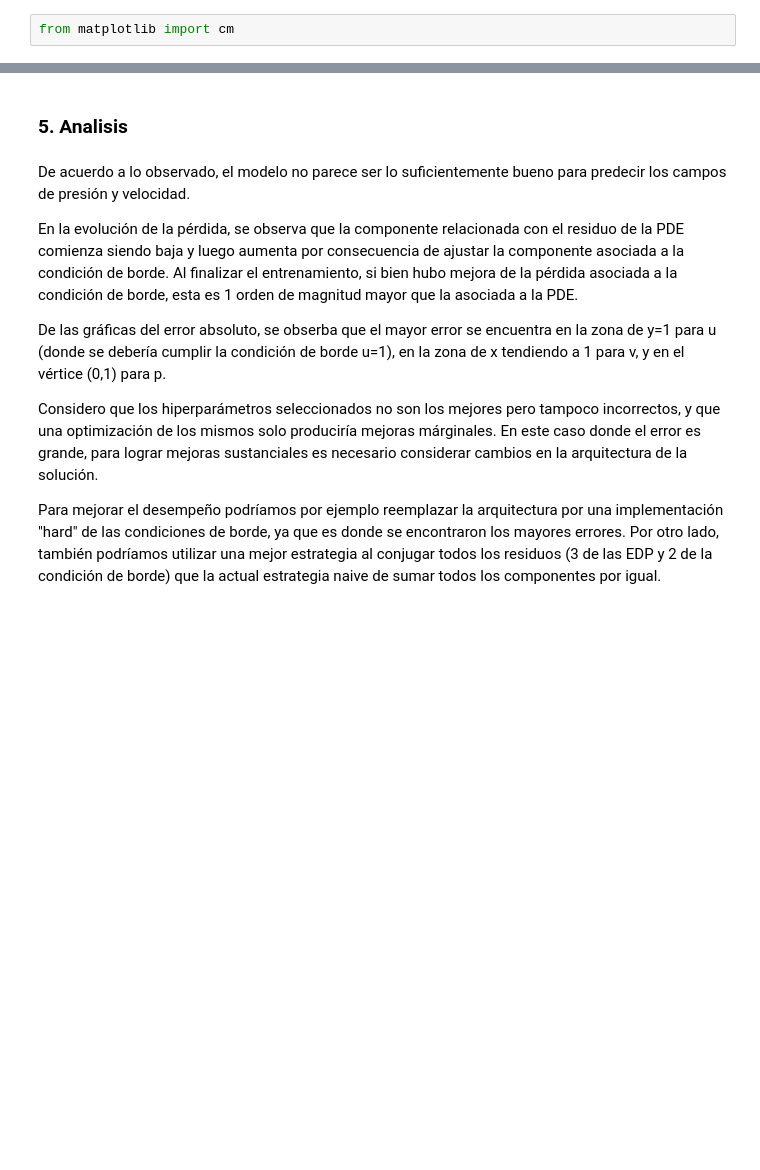
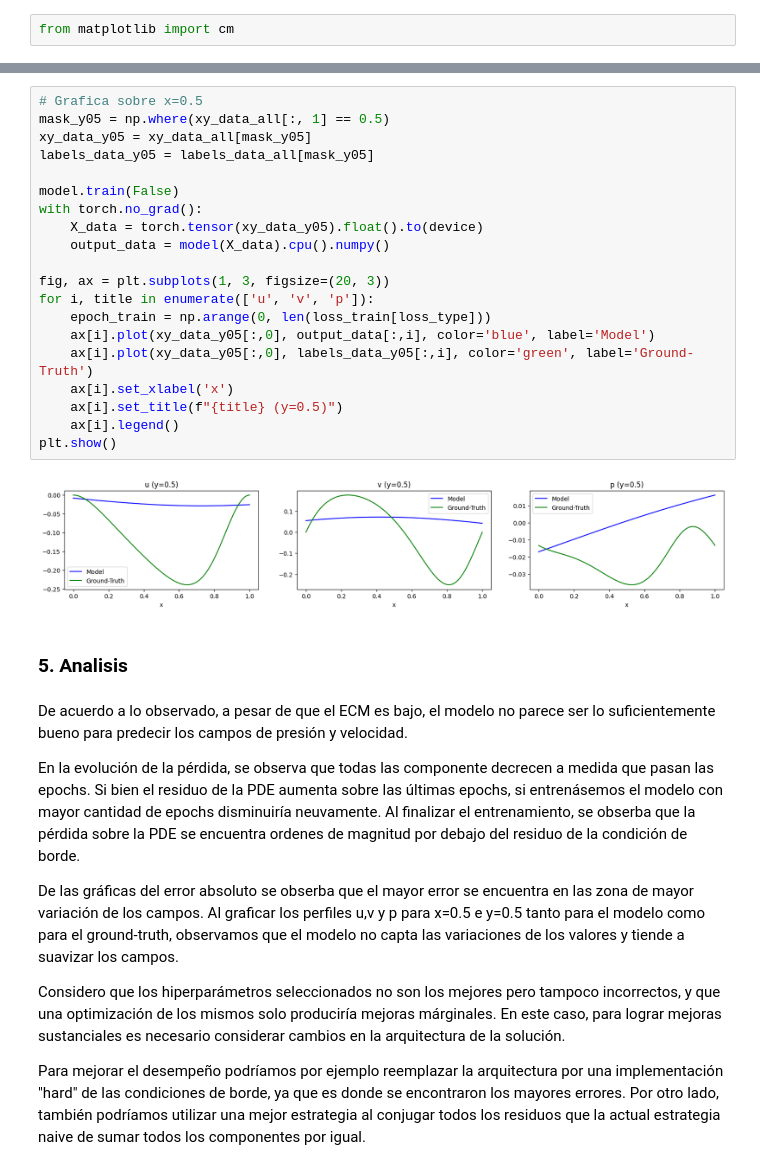
Before and after one commit to maxit1992/MIA_RNIF, a Jupyter notebook: TP_RNIF.ipynb, the cells around one changed output, grey strips where cells are left out. Drawn from its saved outputs; the diff is of its cells as text; blank space fills up the shorter version.

```diff
--- a/TP_RNIF.ipynb
+++ b/TP_RNIF.ipynb
@@ -416,12 +489,34 @@ plt.show()
+# %%
+# Grafica sobre x=0.5
+mask_y05 = np.where(xy_data_all[:, 1] == 0.5)
+xy_data_y05 = xy_data_all[mask_y05]
+labels_data_y05 = labels_data_all[mask_y05]
+
+model.train(False)
+with torch.no_grad():
+    X_data = torch.tensor(xy_data_y05).float().to(device)
+    output_data = model(X_data).cpu().numpy()
+
+fig, ax = plt.subplots(1, 3, figsize=(20, 3))
+for i, title in enumerate(['u', 'v', 'p']):
+    epoch_train = np.arange(0, len(loss_train[loss_type]))
+    ax[i].plot(xy_data_y05[:,0], output_data[:,i], color='blue', label='Model')
+    ax[i].plot(xy_data_y05[:,0], labels_data_y05[:,i], color='green', label='Ground-Truth')
+    ax[i].set_xlabel('x')
+    ax[i].set_title(f"{title} (y=0.5)")
+    ax[i].legend()
+plt.show()
+# %% [output]
+[figure, added]
 # %% [markdown]
 ### 5. Analisis
 # %% [markdown]
-De acuerdo a lo observado, el modelo no parece ser lo suficientemente bueno para predecir los campos de presión y velocidad.
+De acuerdo a lo observado, a pesar de que el ECM es bajo, el modelo no parece ser lo suficientemente bueno para predecir los campos de presión y velocidad.
 
-En la evolución de la pérdida, se observa que la componente relacionada con el residuo de la PDE comienza siendo baja y luego aumenta por consecuencia de ajustar la componente asociada a la condición de borde. Al finalizar el entrenamiento, si bien hubo mejora de la pérdida asociada a la condición de borde, esta es 1 orden de magnitud mayor que la asociada a la PDE.
+En la evolución de la pérdida, se observa que todas las componente decrecen a medida que pasan las epochs. Si bien el residuo de la PDE aumenta sobre las últimas epochs, si entrenásemos el modelo con mayor cantidad de epochs disminuiría neuvamente. Al finalizar el entrenamiento, se obserba que la pérdida sobre la PDE se encuentra ordenes de magnitud por debajo del residuo de la condición de borde.
 
-De las gráficas del error absoluto, se obserba que el mayor error se encuentra en la zona de y=1 para u (donde se debería cumplir la condición de borde u=1), en la zona de x tendiendo a 1 para v, y en el vértice (0,1) para p.
+De las gráficas del error absoluto se obserba que el mayor error se encuentra en las zona de mayor variación de los campos. Al graficar los perfiles u,v y p para x=0.5 e y=0.5 tanto para el modelo como para el ground-truth, observamos que el modelo no capta las variaciones de los valores y tiende a suavizar los campos.
 
-Considero que los hiperparámetros seleccionados no son los mejores pero tampoco incorrectos, y que una optimización de los mismos solo produciría mejoras márginales. En este caso donde el error es grande, para lograr mejoras sustanciales es necesario considerar cambios en la arquitectura de la solución.
+Considero que los hiperparámetros seleccionados no son los mejores pero tampoco incorrectos, y que una optimización de los mismos solo produciría mejoras márginales. En este caso, para lograr mejoras sustanciales es necesario considerar cambios en la arquitectura de la solución.
 
-Para mejorar el desempeño podríamos por ejemplo reemplazar la arquitectura por una implementación "hard" de las condiciones de borde, ya que es donde se encontraron los mayores errores. Por otro lado, también podríamos utilizar una mejor estrategia al conjugar todos los residuos (3 de las EDP y 2 de la condición de borde) que la actual estrategia naive de sumar todos los componentes por igual.
+Para mejorar el desempeño podríamos por ejemplo reemplazar la arquitectura por una implementación "hard" de las condiciones de borde, ya que es donde se encontraron los mayores errores. Por otro lado, también podríamos utilizar una mejor estrategia al conjugar todos los residuos que la actual estrategia naive de sumar todos los componentes por igual.
```
Also changed, not shown: parts of 13 cells of this notebook, 2 other files.
